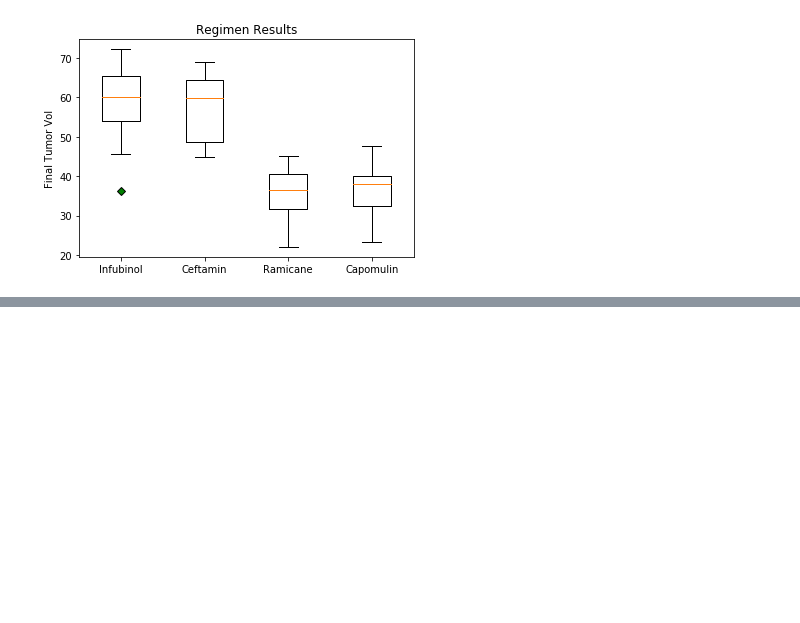
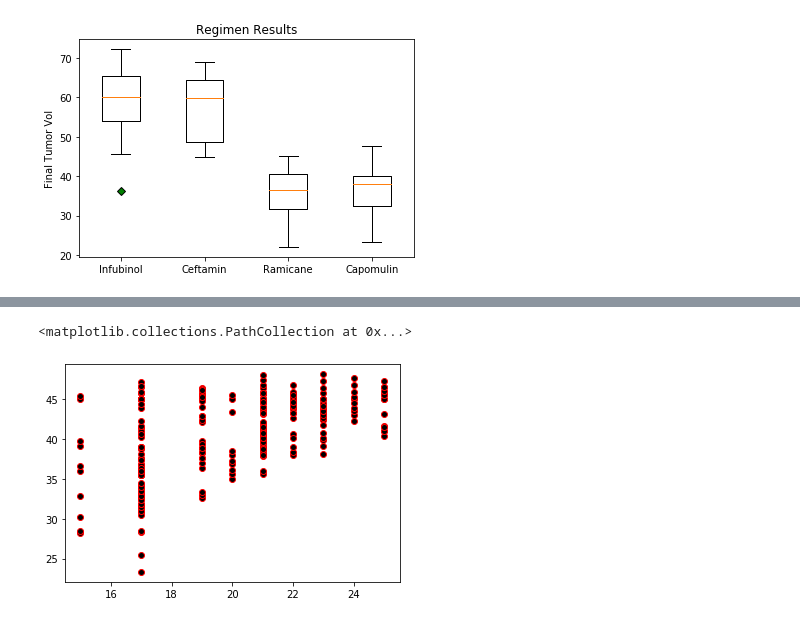
Before and after one commit to Elton-Don/Matplotlib, a Jupyter notebook: main.ipynb, the cells around one changed output, grey strips where cells are left out. Drawn from its saved outputs; the diff is of its cells as text; code cells hidden in the pictures; blank space fills up the shorter version.

```diff
--- a/main.ipynb
+++ b/main.ipynb
@@ -422,0 +449,4 @@ plt.show
+# %%
+df7 = pd.DataFrame(data_merged, columns = ['Mouse ID', 'Weight (g)', 'Timepoint', 'Tumor Volume (mm3)', 'Drug Regimen'])
+capomulin_df = df7[df7['Drug Regimen'] == 'Capomulin']
+print(capomulin_df)
@@ -422,0 +468,7 @@ plt.show
+# %%
+weight = capomulin_df['Weight (g)']
+tvol = capomulin_df['Tumor Volume (mm3)']
+plt.scatter(weight, tvol, marker="o", facecolors="black", edgecolors="red")
+# %% [output]
+<matplotlib.collections.PathCollection at 0x...>
+[figure, added]
```
Also changed, not shown: parts of 3 cells of this notebook.
